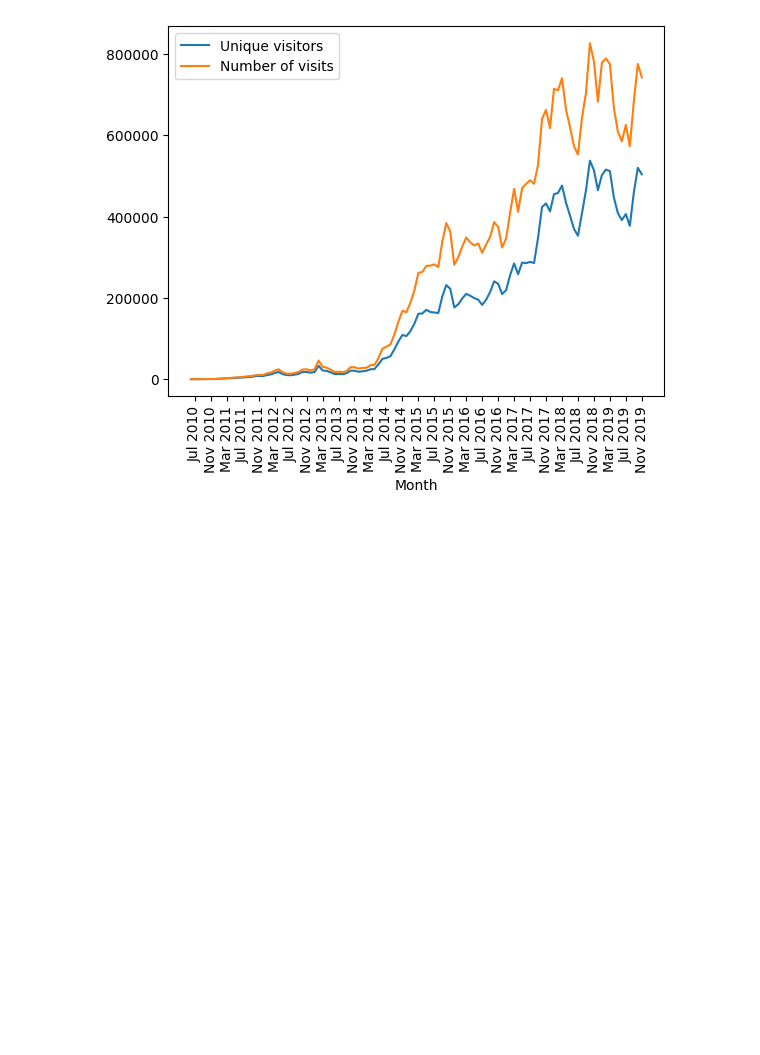
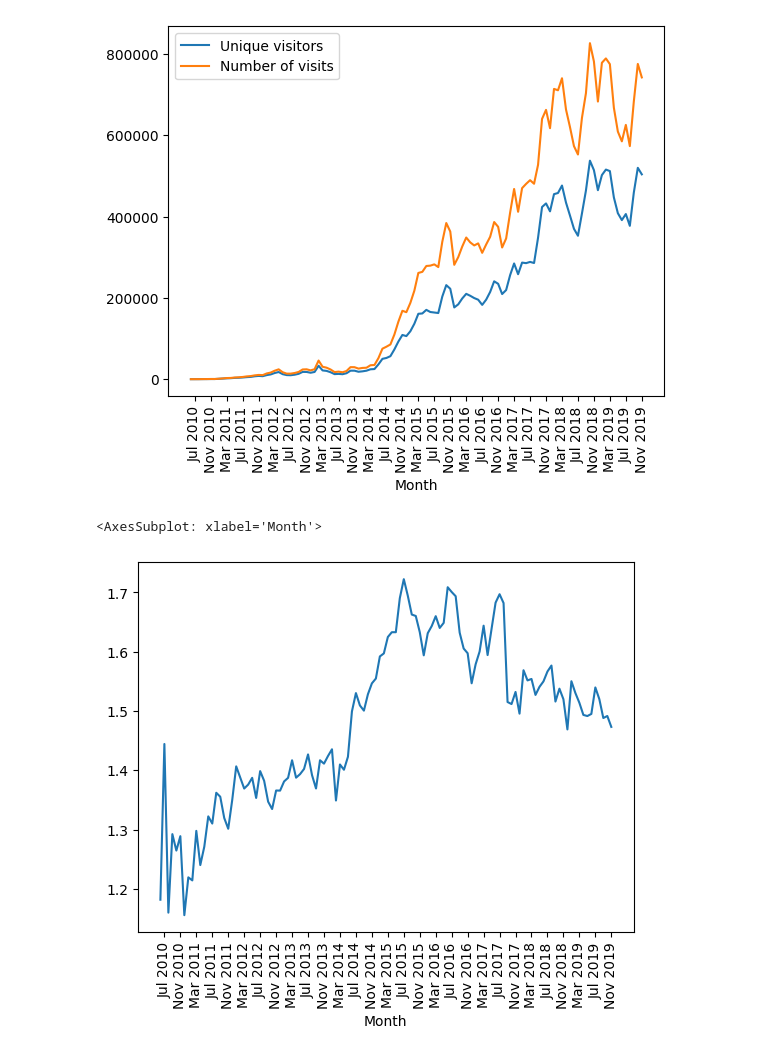
Before and after one commit to harmkenn/Python-Workbooks, a Jupyter notebook: python-course.eu/E_PC32_Plot.ipynb, the cells around one changed output. Saved outputs shown, nothing was run; the diff lists cells and outputs as text; code cells hidden in the pictures; blank space fills up the shorter version.

```diff
--- a/python-course.eu/E_PC32_Plot.ipynb
+++ b/python-course.eu/E_PC32_Plot.ipynb
@@ -223,3 +223,12 @@ data[["Unique visitors", "Number of visits"]].plot(use_index=True,
 # %% [output]
 <AxesSubplot: xlabel='Month'>
 [figure]
+# %%
+ratio = pd.Series(data["Number of visits"] / data["Unique visitors"],
+                  index=data.index)
+ratio.plot(use_index=True,
+           xticks=range(1, len(ratio.index),4),
+           rot=90)
+# %% [output]
+<AxesSubplot: xlabel='Month'>
+[figure, added]
```
Also changed, not shown: parts of 9 cells of this notebook, 2 other files.
